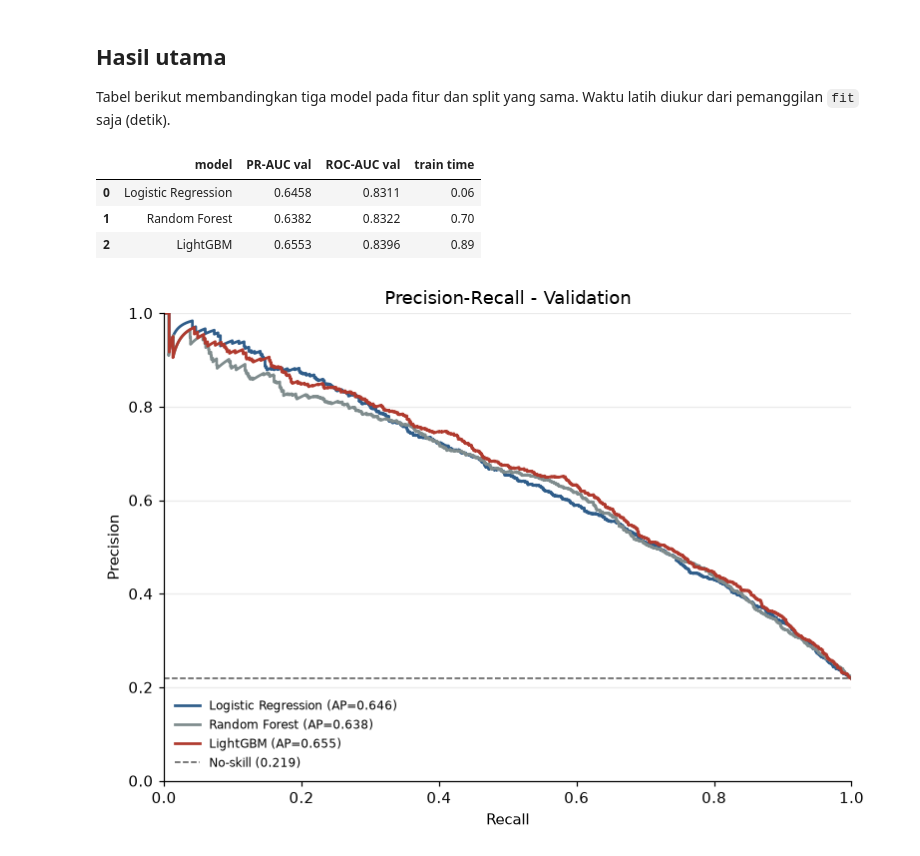
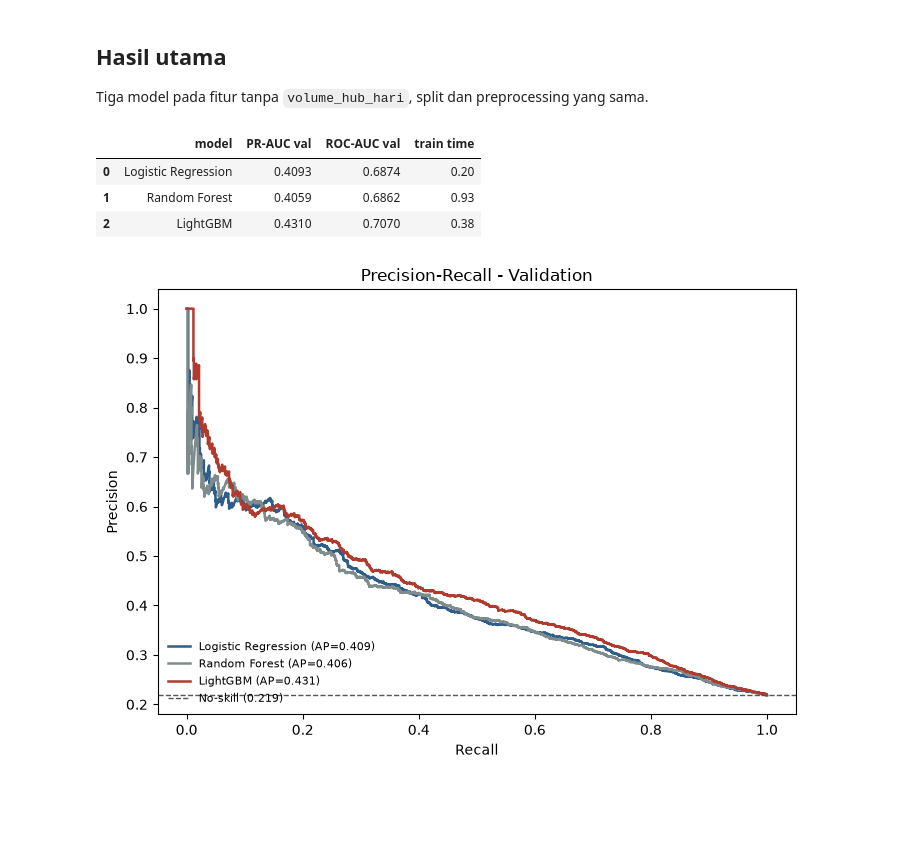
Before and after one commit to venever1/parcel-delay-prediction, a Jupyter notebook: notebooks/04_models.ipynb, the cells around one changed output. Saved outputs shown, nothing was run; the diff lists cells and outputs as text; code cells hidden in the pictures; blank space fills up the shorter version.

Commit message:
leakage: hapus volume, latih ulang model, dan kunci threshold final

```diff
--- a/notebooks/04_models.ipynb
+++ b/notebooks/04_models.ipynb
@@ -11,12 +9,15 @@ threshold hanya memakai validation Januari-Maret 2026.
 # %%
 from pathlib import Path
+import json
 import sys
 import time
 
+import joblib
 import lightgbm as lgb
 import matplotlib.pyplot as plt
 import numpy as np
 import pandas as pd
+import sklearn
 from sklearn.base import clone
 from sklearn.compose import ColumnTransformer
 from sklearn.ensemble import RandomForestClassifier
@@ -30,31 +31,26 @@ from sklearn.preprocessing import OneHotEncoder, StandardScaler
 ROOT = Path.cwd().parent if Path.cwd().name == "notebooks" else Path.cwd()
 sys.path.insert(0, str(ROOT))
 
-from src.features import build_features, make_logistic_preprocessor
+from src.features import FEATURE_COLUMNS_V1, build_features, make_logistic_preprocessor
 
 FIG_DIR = ROOT / "reports" / "figures"
 FIG_DIR.mkdir(parents=True, exist_ok=True)
 
-pd.set_option("display.width", 160)
-plt.rcParams.update({
-    "figure.dpi": 110,
-    "axes.spines.top": False,
-    "axes.spines.right": False,
-    "axes.grid": True,
-    "axes.grid.axis": "y",
-    "grid.alpha": 0.25,
-})
-
-# Baca lalu langsung potong ke train/validation. Test tidak dibuat atau dipakai.
 semua = pd.read_csv(ROOT / "data" / "clean.csv", parse_dates=["tanggal_pickup"])
 train = semua.loc[semua["tanggal_pickup"] <= "2025-12-31"].copy()
 valid = semua.loc[semua["tanggal_pickup"].between("2026-01-01", "2026-03-31")].copy()
 del semua
 
-assert train["tanggal_pickup"].max() <= pd.Timestamp("2025-12-31")
-assert valid["tanggal_pickup"].min() >= pd.Timestamp("2026-01-01")
 assert valid["tanggal_pickup"].max() <= pd.Timestamp("2026-03-31")
+print("Train:", len(train), "| Validation:", len(valid))
 
-print("Train     :", len(train), "| rasio terlambat:", round(train["terlambat"].mean(), 4))
-print("Validation:", len(valid), "| rasio terlambat:", round(valid["terlambat"].mean(), 4))
+X_train = build_features(train)
+X_valid = build_features(valid)
+y_train = train["terlambat"]
+y_valid = valid["terlambat"]
+
+preprocessor = make_logistic_preprocessor()
+X_train_t = preprocessor.fit_transform(X_train)
+X_valid_t = preprocessor.transform(X_valid)
+print("Fitur:", X_train.shape[1], "| setelah preprocessing:", X_train_t.shape[1])
 # %% [output]
@@ -203,10 +205,8 @@ Rasio negatif/positif pada train: 4.625
 # %% [markdown]
 ## Hasil utama
 
-Tabel berikut membandingkan tiga model pada fitur dan split yang sama.
-Waktu latih diukur dari pemanggilan `fit` saja (detik).
+Tiga model pada fitur tanpa `volume_hub_hari`, split dan preprocessing yang sama.
 # %%
-urutan = ["Logistic Regression", "Random Forest", "LightGBM"]
 tabel_hasil = pd.DataFrame(
     [
         {
@@ -224,33 +224,24 @@ tabel_hasil["train time"] = tabel_hasil["train time"].round(2)
 tabel_hasil
 # %% [output]
 |  | model | PR-AUC val | ROC-AUC val | train time |
-| 0 | Logistic Regression | 0.6458 | 0.8311 | 0.06 |
-| 1 | Random Forest | 0.6382 | 0.8322 | 0.70 |
-| 2 | LightGBM | 0.6553 | 0.8396 | 0.89 |
+| 0 | Logistic Regression | 0.4093 | 0.6874 | 0.20 |
+| 1 | Random Forest | 0.4059 | 0.6862 | 0.93 |
+| 2 | LightGBM | 0.4310 | 0.7070 | 0.38 |
 # %%
 warna = {"Logistic Regression": "#2f5d8a", "Random Forest": "#7f8c8d", "LightGBM": "#b03a2e"}
-
 fig, ax = plt.subplots(figsize=(7.2, 5.2))
 for nama in urutan:
     presisi, recall, _ = precision_recall_curve(y_valid, terbaik[nama]["proba"])
-    ax.plot(
-        recall,
-        presisi,
-        color=warna[nama],
-        linewidth=1.8,
-        label=f"{nama} (AP={terbaik[nama]['pr_auc']:.3f})",
-    )
-
+    ax.plot(recall, presisi, color=warna[nama], linewidth=1.8,
+            label=f"{nama} (AP={terbaik[nama]['pr_auc']:.3f})")
 ax.axhline(y_valid.mean(), color="#555555", linestyle="--", linewidth=1,
            label=f"No-skill ({y_valid.mean():.3f})")
 ax.set_title("Precision-Recall - Validation")
 ax.set_xlabel("Recall")
 ax.set_ylabel("Precision")
-ax.set_xlim(0, 1)
-ax.set_ylim(0, 1)
 ax.legend(frameon=False, fontsize=8, loc="lower left")
 fig.tight_layout()
 fig.savefig(FIG_DIR / "06_pr_curves_models.png", dpi=160, bbox_inches="tight")
 plt.show()
 # %% [output]
-[figure, old version]
+[figure, new version]
```
Also changed, not shown: parts of 21 cells of this notebook, 9 other files.
